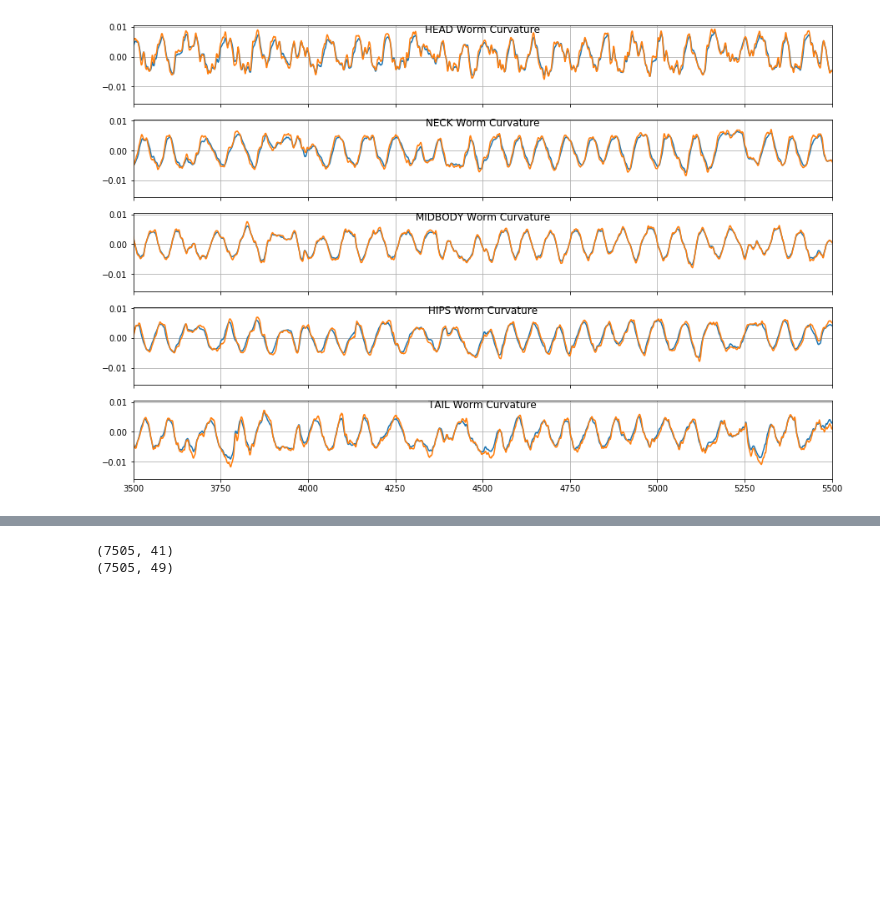
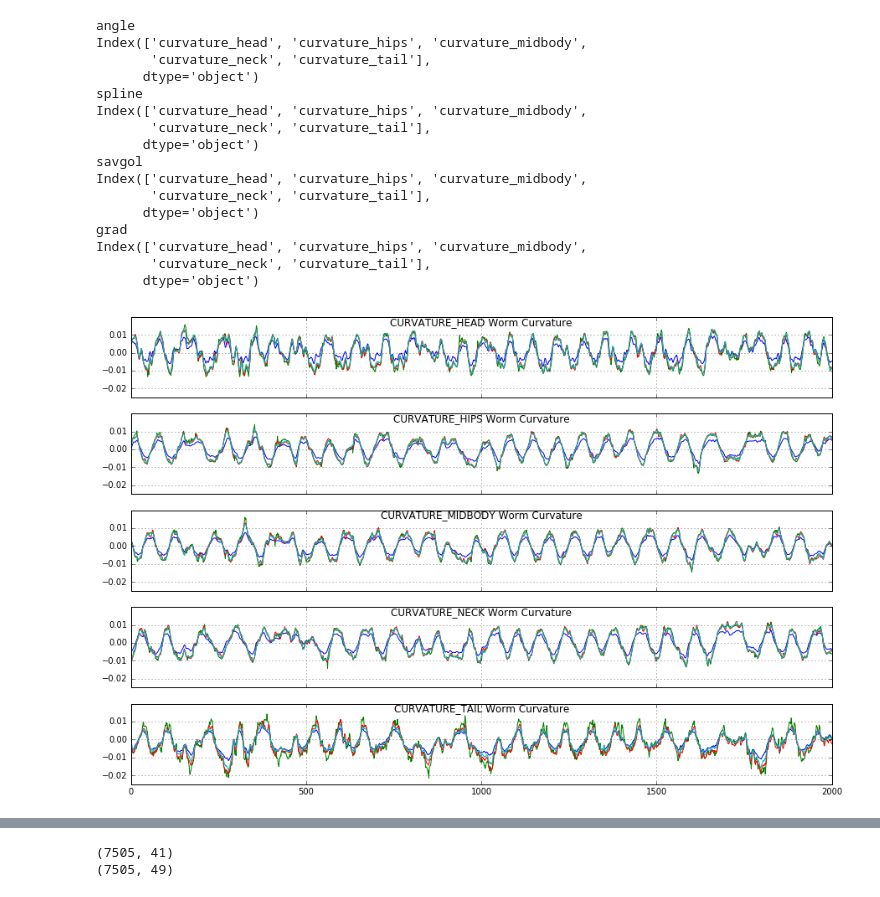
Before and after one commit to ver228/tierpsy-features, a Jupyter notebook: notebooks/Bend Angles.ipynb, the cells around one changed output, grey strips where cells are left out. Drawn from its saved outputs; the diff is of its cells as text; code cells hidden in the pictures; blank space fills up the shorter version.

```diff
--- a/notebooks/Bend Angles.ipynb
+++ b/notebooks/Bend Angles.ipynb
@@ -31,16 +140,34 @@ plt.axis('equal')
 # %%
 d_r = (3500, 5500)
 
 f, axs = plt.subplots(5, sharex=True, sharey=True, figsize = (15, 10))
 
-skel_lengths = get_length(skeletons)
-for points_window in [5, 4]:#range(4, 6):
-    segment_curvatures = get_curvature(skeletons, points_window, lengths=None)
+for method in ['angle', 'spline', 'savgol', 'grad']:
+    print(method)
+    segment_curvatures = \
+    get_curvature_features(skeletons[d_r[0]:d_r[1]+1], method = method)
 
+    print(segment_curvatures.keys())
     for ax, (p, curv) in zip(axs, segment_curvatures.items()):
         ax.plot(curv)
         ax.set_title(p.upper() + ' Worm Curvature', y=0.85)
         ax.grid('on')
-    plt.xlim(d_r)
+    #plt.xlim(d_r)
 # %% [output]
+angle
+Index(['curvature_head', 'curvature_hips', 'curvature_midbody',
+       'curvature_neck', 'curvature_tail'],
+      dtype='object')
+spline
+Index(['curvature_head', 'curvature_hips', 'curvature_midbody',
+       'curvature_neck', 'curvature_tail'],
+      dtype='object')
+savgol
+Index(['curvature_head', 'curvature_hips', 'curvature_midbody',
+       'curvature_neck', 'curvature_tail'],
+      dtype='object')
+grad
+Index(['curvature_head', 'curvature_hips', 'curvature_midbody',
+       'curvature_neck', 'curvature_tail'],
+      dtype='object')
-[figure, old version]
+[figure, new version]
```
Also changed, not shown: parts of 5 cells of this notebook, 11 other files.
